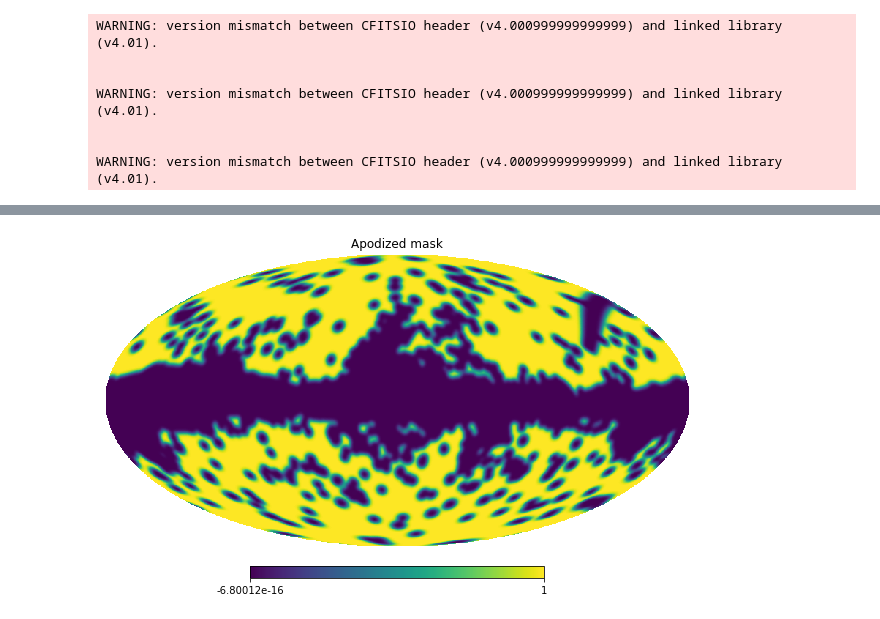
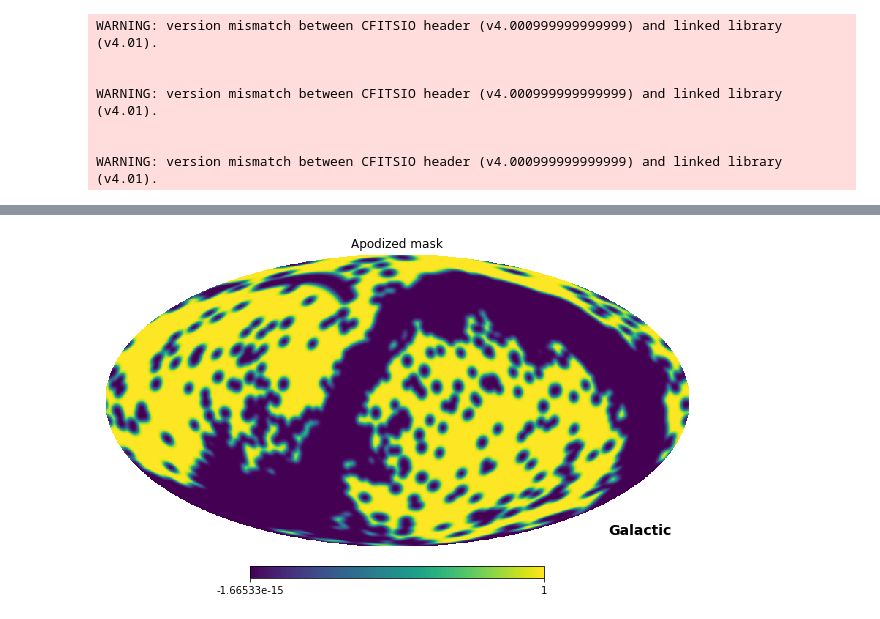
Before and after one commit to Augustocmb/cmblss, a Jupyter notebook: code/cmblss-main/polarization_anisotropies_1.ipynb, the cells around one changed output, grey strips where cells are left out. Saved outputs shown, nothing was run; the diff lists cells and outputs as text; code cells hidden in the pictures.

```diff
--- a/code/cmblss-main/polarization_anisotropies_1.ipynb
+++ b/code/cmblss-main/polarization_anisotropies_1.ipynb
@@ -24,6 +26,8 @@ pol_map=hp.read_map('/home/akozameh/COM_CMB_IQU-smica_2048_R3.00_hm2.fits', [1,2
 map_pol=hp.pixelfunc.ud_grade(pol_map, 1024)
 # %%
 # Read mask and apodize it on a scale of ~1deg
-mask= nmt.mask_apodization(hp.read_map('/home/akozameh/cmblss/data/COM_Mask_CMB-common-Mask-Pol_2048_R3.00.fits', verbose=False),
+mask= nmt.mask_apodization(hp.read_map('/home/akozameh/cmblss/data/COM_Mask_CMB-common-Mask-Pol_2048_R3.00.fits'),
                             1., apotype="Smooth")
+hp.mollview(mask, coord=['C', 'G'], title='Apodized mask')
+plt.show()
 # %% [output]
@@ -31,9 +34,5 @@ WARNING: AstropyDeprecationWarning: "verbose" was deprecated in version 1.15.0 a
+[figure, added]
 # %%
 #Nside =256 resolution of the map
 mask=hp.pixelfunc.ud_grade(mask,1024)
-# %%
-hp.mollview(mask, title='Apodized mask')
-plt.show()
-# %% [output]
-[figure, removed]
 # %%
```
Also changed, not shown: parts of 8 cells of this notebook.
